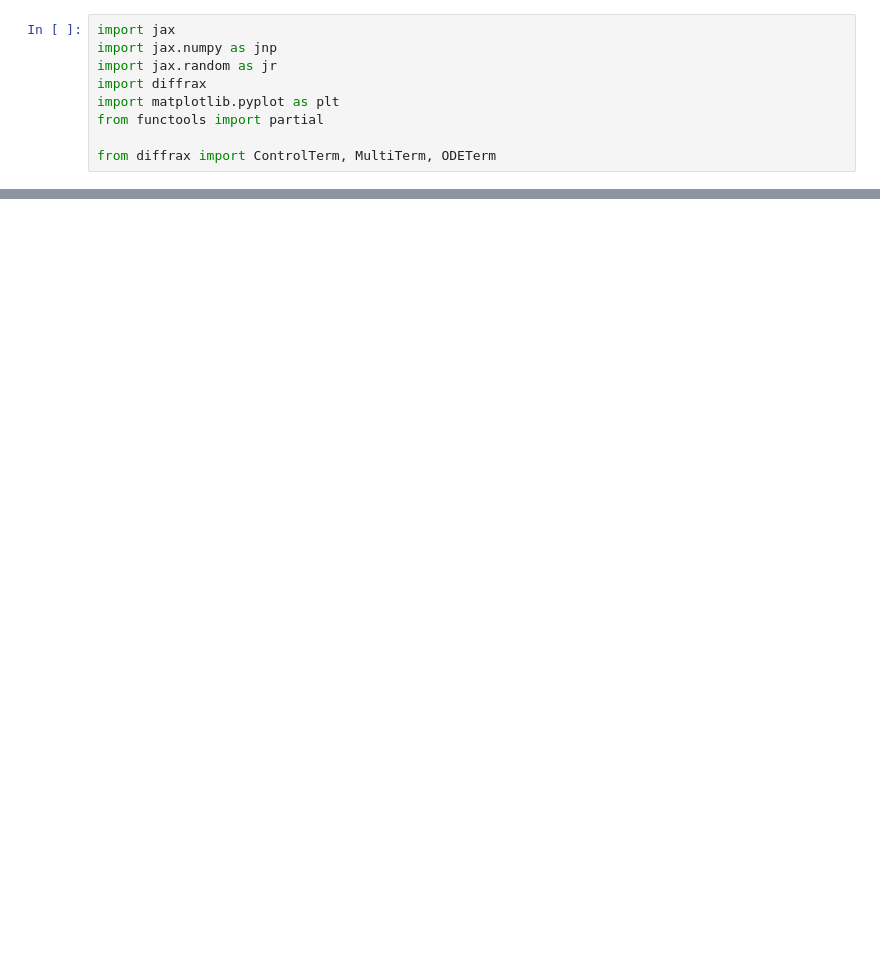
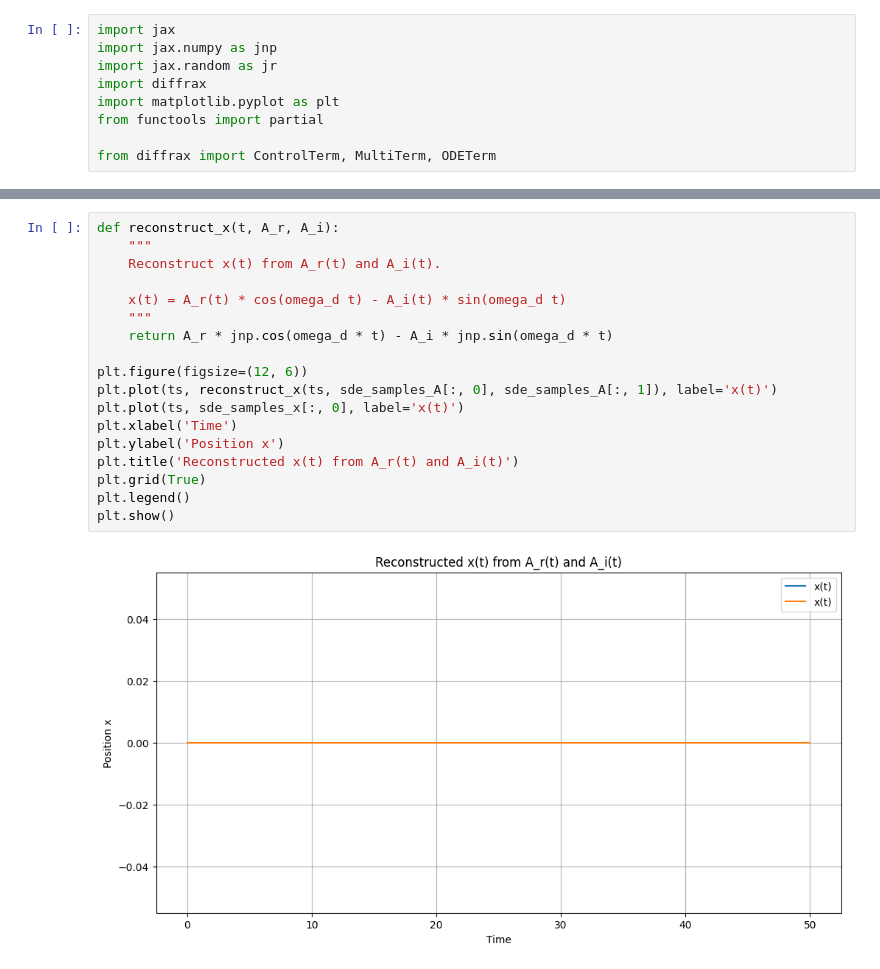
Before and after one commit to cyboesch/oscillator_dev, a Jupyter notebook: thermoai/notebooks/rotating_frame.ipynb, the cells around one changed output, grey strips where cells are left out. Cells and saved outputs as stored; diff of their text form; blank space fills up the shorter version.

```diff
--- a/thermoai/notebooks/rotating_frame.ipynb
+++ b/thermoai/notebooks/rotating_frame.ipynb
@@ -149,0 +176,20 @@ plt.show()
+# %%
+def reconstruct_x(t, A_r, A_i):
+    """
+    Reconstruct x(t) from A_r(t) and A_i(t).
+
+    x(t) = A_r(t) * cos(omega_d t) - A_i(t) * sin(omega_d t)
+    """
+    return A_r * jnp.cos(omega_d * t) - A_i * jnp.sin(omega_d * t)
+
+plt.figure(figsize=(12, 6))
+plt.plot(ts, reconstruct_x(ts, sde_samples_A[:, 0], sde_samples_A[:, 1]), label='x(t)')
+plt.plot(ts, sde_samples_x[:, 0], label='x(t)')
+plt.xlabel('Time')
+plt.ylabel('Position x')
+plt.title('Reconstructed x(t) from A_r(t) and A_i(t)')
+plt.grid(True)
+plt.legend()
+plt.show()
+# %% [output]
+[figure, added]
```
Also changed, not shown: parts of 8 cells of this notebook.
